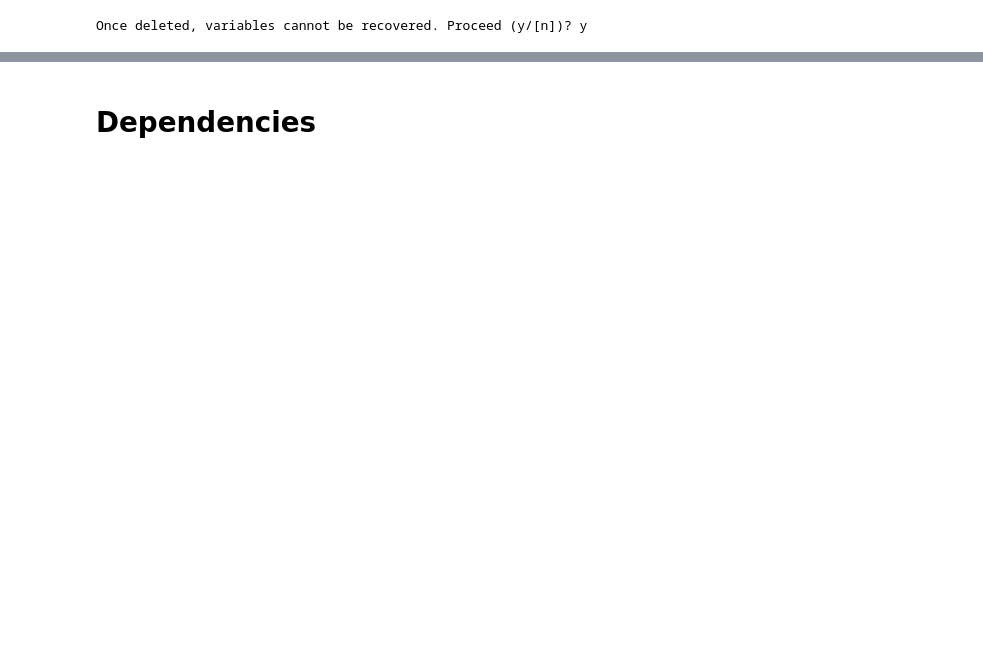
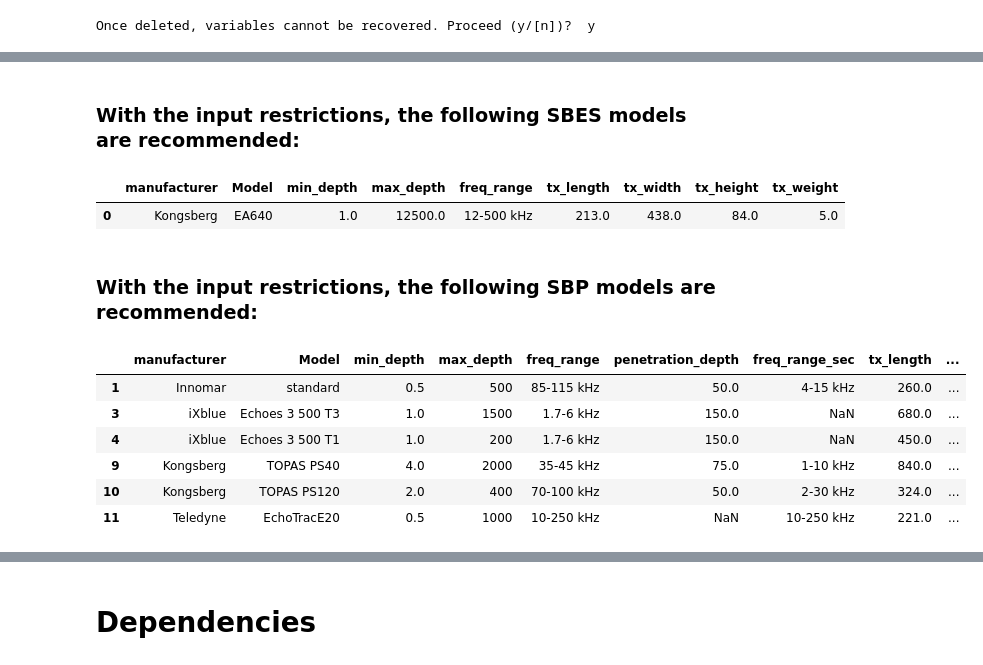
Before and after one commit to FreWiku/Tool, a Jupyter notebook: Tool.ipynb, the cells around one changed output, grey strips where cells are left out. Drawn from its saved outputs; the diff is of its cells as text; code cells hidden in the pictures; blank space fills up the shorter version.

```diff
--- a/Tool.ipynb
+++ b/Tool.ipynb
@@ -568,0 +473,19 @@ The following instruments are suitable regarding only space requirements:
+# %% [markdown]
+### With the input restrictions, the following SBES models are recommended:
+# %%
+all_sbes[['manufacturer','Model','min_depth','max_depth','freq_range','tx_length', 'tx_width','tx_height', 'tx_weight']]
+# %% [output]
+|  | manufacturer | Model | min_depth | max_depth | freq_range | tx_length | tx_width | tx_height | tx_weight |
+| 0 | Kongsberg | EA640 | 1.0 | 12500.0 | 12-500 kHz | 213.0 | 438.0 | 84.0 | 5.0 |
+# %% [markdown]
+### With the input restrictions, the following SBP models are recommended:
+# %%
+all_sbp[['manufacturer','Model','min_depth','max_depth','freq_range','penetration_depth','freq_range_sec','tx_length', 'tx_width','tx_height', 'tx_weight','parametric']]
+# %% [output]
+|  | manufacturer | Model | min_depth | max_depth | freq_range | penetration_depth | freq_range_sec | tx_length | ... |
+| 1 | Innomar | standard | 0.5 | 500 | 85-115 kHz | 50.0 | 4-15 kHz | 260.0 | ... |
+| 3 | iXblue | Echoes 3 500 T3 | 1.0 | 1500 | 1.7-6 kHz | 150.0 | NaN | 680.0 | ... |
+| 4 | iXblue | Echoes 3 500 T1 | 1.0 | 200 | 1.7-6 kHz | 150.0 | NaN | 450.0 | ... |
+| 9 | Kongsberg | TOPAS PS40 | 4.0 | 2000 | 35-45 kHz | 75.0 | 1-10 kHz | 840.0 | ... |
+| 10 | Kongsberg | TOPAS PS120 | 2.0 | 400 | 70-100 kHz | 50.0 | 2-30 kHz | 324.0 | ... |
+| 11 | Teledyne | EchoTracE20 | 0.5 | 1000 | 10-250 kHz | NaN | 10-250 kHz | 221.0 | ... |
```
Also changed, not shown: parts of 63 cells of this notebook.
